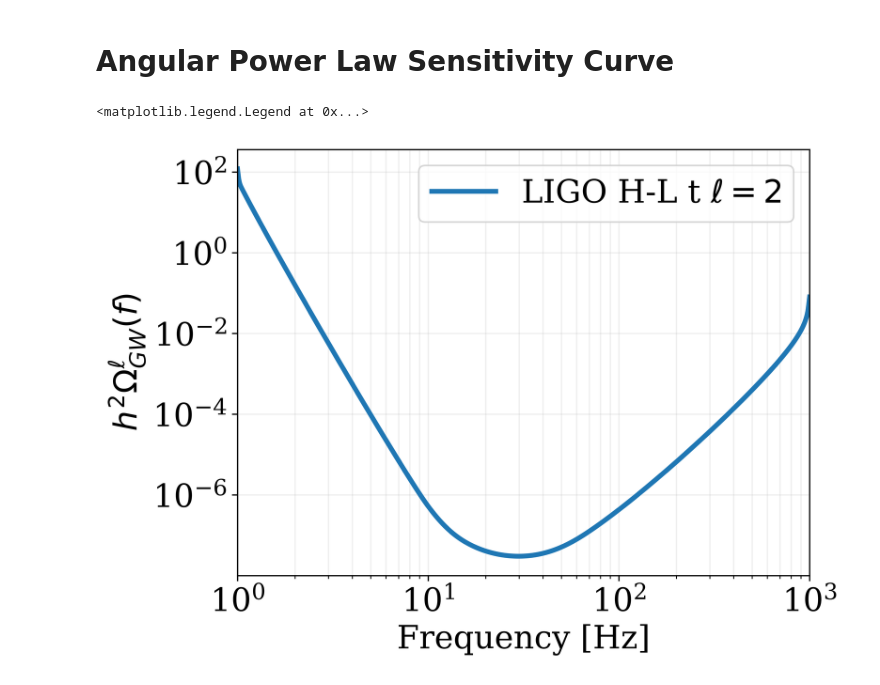
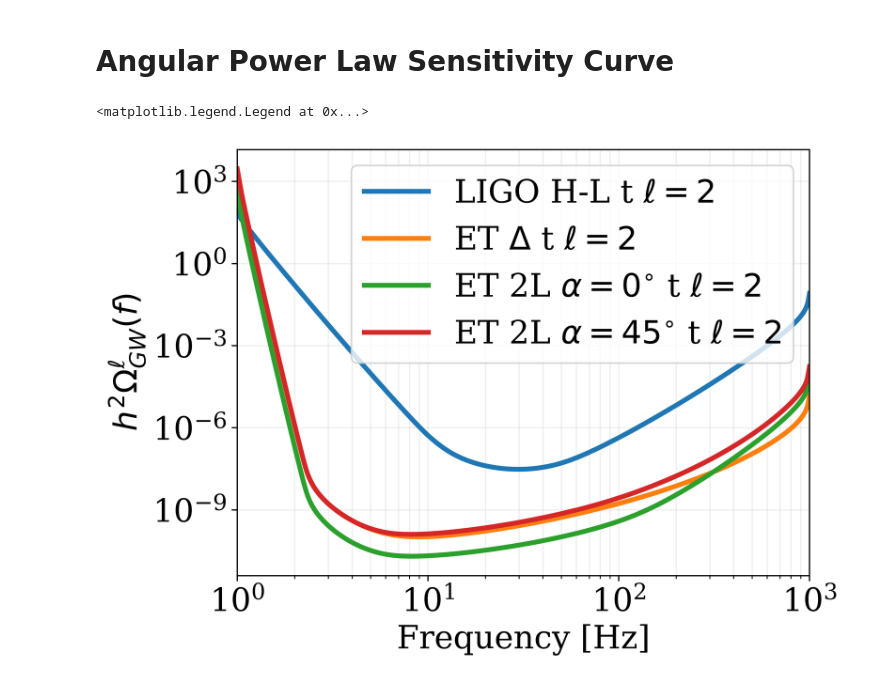
Before and after one commit to ilariacaporali/GWBird, a Jupyter notebook: example.ipynb, the cells around one changed output. Drawn from its saved outputs; the diff is of its cells as text; code cells hidden in the pictures.

```diff
--- a/example.ipynb
+++ b/example.ipynb
@@ -189,5 +199,8 @@ Example usage:
 '''
 
 ell = 2
-R_ell = AngularResponse.R_ell(ell, 'LIGO H', 'LIGO L', f, 't', 0)
+R2_LIGO = AngularResponse.R_ell(ell, 'LIGO H', 'LIGO L', f, 't', 0)
+R2_ET = AngularResponse.R_ell(ell, 'ET A', 'ET B', f, 't', 0)
+R2_ET2L0 = AngularResponse.R_ell(ell, 'ET L1', 'ET L2', f, 't', 0, shift_angle=0)
+R2_ET2L45 = AngularResponse.R_ell(ell, 'ET L1', 'ET L2', f, 't', 0, shift_angle=np.pi/4)
 # %%
@@ -249,16 +265,22 @@ Example usage:
 
 Cl = 1e-4
 
-sens_ell = Sensitivity_ell.PLS_l('LIGO H', 'LIGO L', R_ell, f, fref, snr, Tobs, beta_min, beta_max, Cl)
+sens2_LIGO = Sensitivity_ell.PLS_l('LIGO H', 'LIGO L', R2_LIGO, f, fref, snr, Tobs, beta_min, beta_max, Cl)
+sens2_ET = Sensitivity_ell.PLS_l('ET A', 'ET B', R2_ET, f, fref, snr, Tobs, beta_min, beta_max, Cl)
+sens2_ET2L0 = Sensitivity_ell.PLS_l('ET L1', 'ET L2', R2_ET2L0, f, fref, snr, Tobs, beta_min, beta_max, Cl)
+sens2_ET2L45 = Sensitivity_ell.PLS_l('ET L1', 'ET L2', R2_ET2L45, f, fref, snr, Tobs, beta_min, beta_max, Cl)
 # %%
-plt.plot(f, sens_ell, label=r'LIGO H-L t $\ell=2$')
+plt.plot(f, sens2_LIGO, label=r'LIGO H-L t $\ell=2$')
+plt.plot(f, sens2_ET, label=r'ET $\Delta$ t $\ell=2$')
+plt.plot(f, sens2_ET2L0, label=r'ET 2L $\alpha=0^{\circ}$ t $\ell=2$')
+plt.plot(f, sens2_ET2L45, label=r'ET 2L $\alpha=45^{\circ}$ t $\ell=2$')
 plt.xlabel('Frequency [Hz]')
 plt.xscale('log')
 plt.yscale('log')
 plt.ylabel(r'$h^2 \Omega_{GW}^{\ell}(f)$')
 plt.xlim(f.min(), f.max())
 plt.grid(which='both', alpha=0.2)
 plt.legend()
 # %% [output]
 <matplotlib.legend.Legend at 0x...>
-[figure, old version]
+[figure, new version]
```
Also changed, not shown: parts of 5 cells of this notebook, 3 other files.
